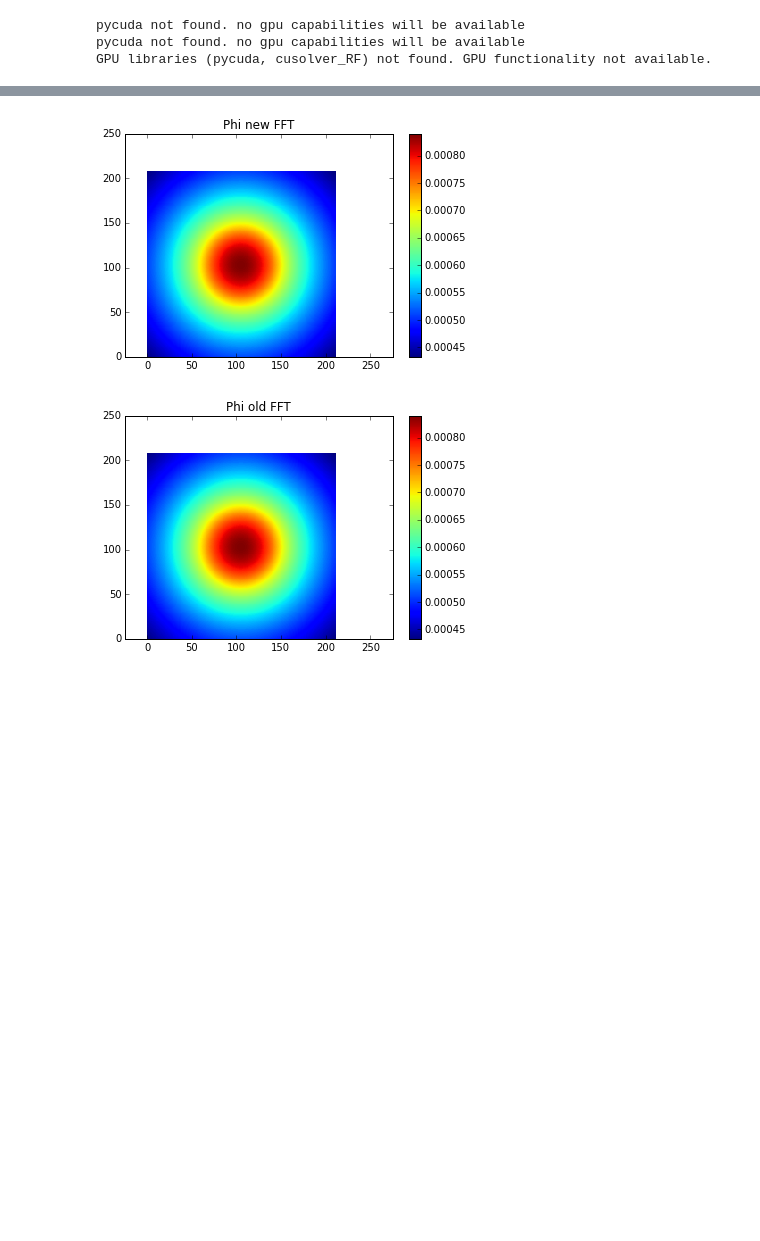
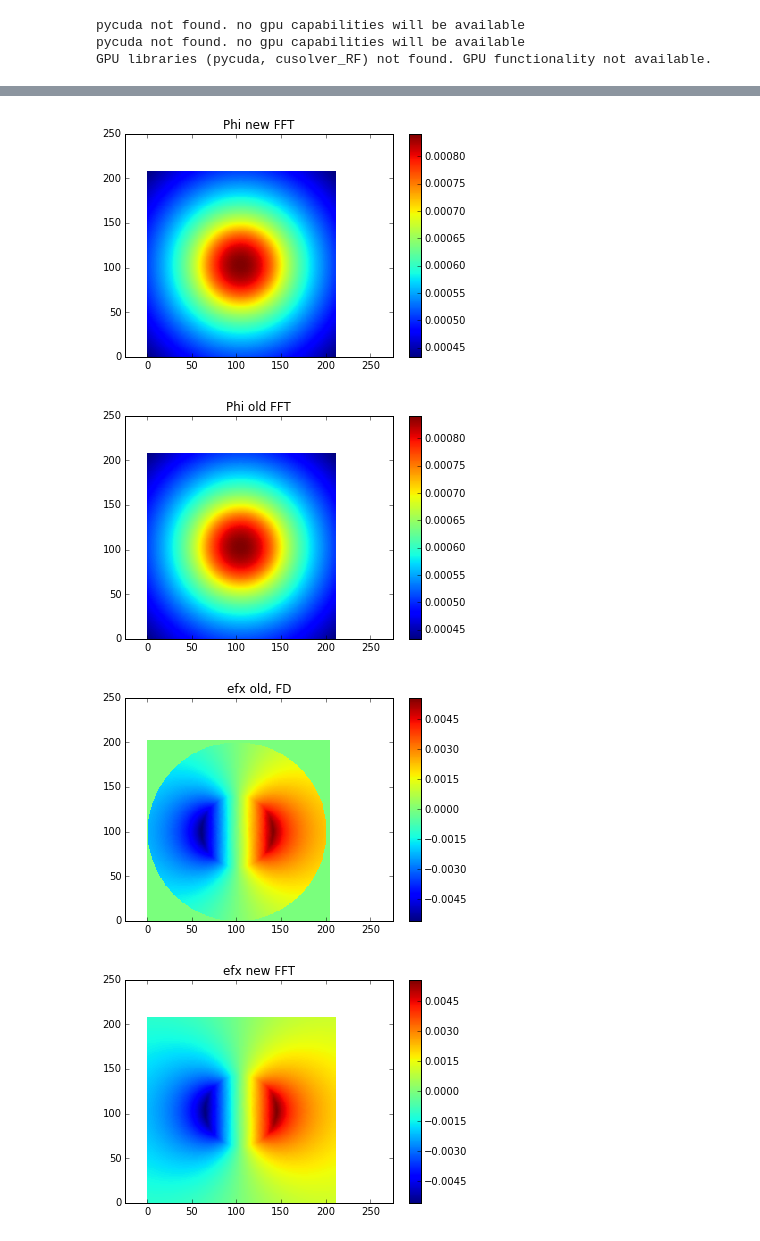
Before and after one commit to PyCOMPLETE/PyPIC, a Jupyter notebook: Itest_000_Round_Chamber.ipynb, the cells around one changed output, grey strips where cells are left out. Cells and saved outputs as stored; diff of their text form; code cells hidden in the pictures; blank space fills up the shorter version.

```diff
--- a/Itest_000_Round_Chamber.ipynb
+++ b/Itest_000_Round_Chamber.ipynb
@@ -155,30 +177,52 @@ plt.colorbar()
 plt.axis('equal')
 plt.title('Phi new')
 plt.show()
 
 
 
 plt.figure()
 plt.pcolor(picFDSW.phi.T[3:-2,4:-3])
 plt.colorbar()
 plt.title('Phi old, FD')
 plt.axis('equal')
 plt.show()
 
 plt.figure()
 plt.pcolor(phi_FFT.reshape(mesh.ny, mesh.nx))
 plt.colorbar()
 plt.axis('equal')
 plt.title('Phi new FFT')
 plt.show()
 
 plt.pcolor(picFFT.phi.T)
 plt.colorbar()
 plt.axis('equal')
 plt.title('Phi old FFT')
 plt.show()
+
+plt.figure()
+plt.pcolor(picFDSW.efx.T[3:-2,4:-3])
+plt.colorbar()
+plt.title('efx old, FD')
+plt.axis('equal')
+plt.show()
+
+plt.figure()
+plt.pcolor(efx_FFT.reshape(mesh.ny, mesh.nx))
+plt.colorbar()
+plt.axis('equal')
+plt.title('efx new FFT')
+plt.show()
+
+plt.pcolor(picFFT.efx.T)
+plt.colorbar()
+plt.axis('equal')
+plt.title('efx old FFT')
+plt.show()
 # %% [output]
 [figure]
 [figure]
 [figure]
 [figure]
+[figure, added]
+[figure, added]
```
Also changed, not shown: parts of 5 cells of this notebook, 2 other files.
